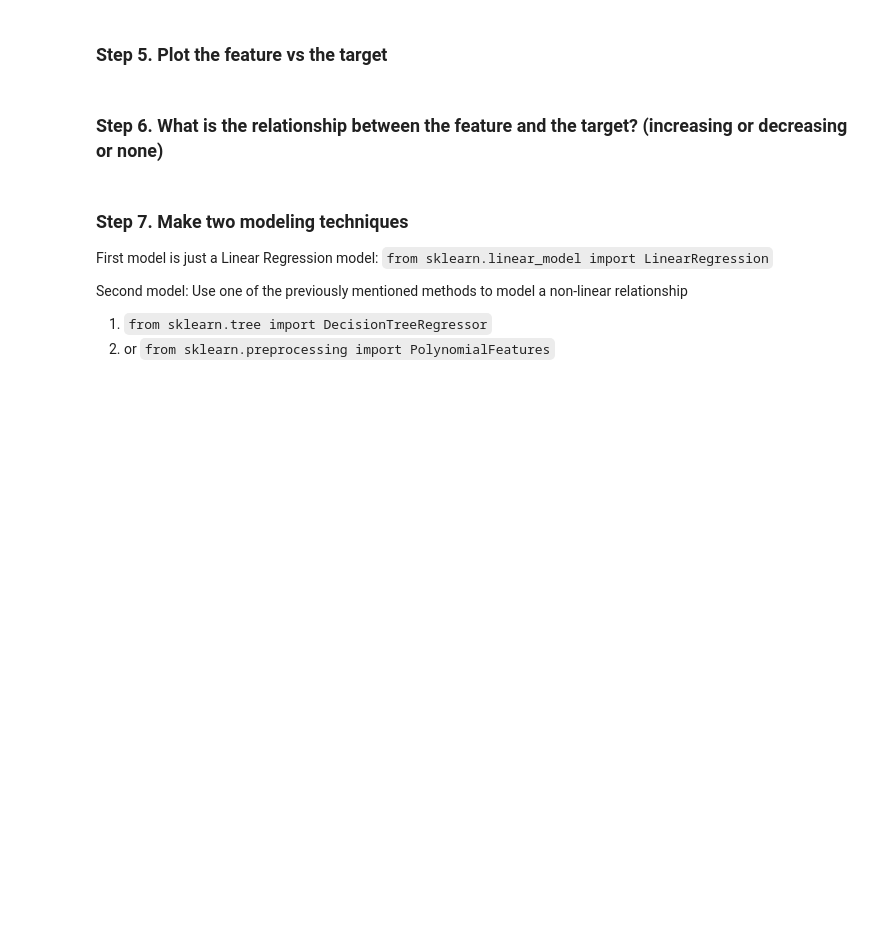
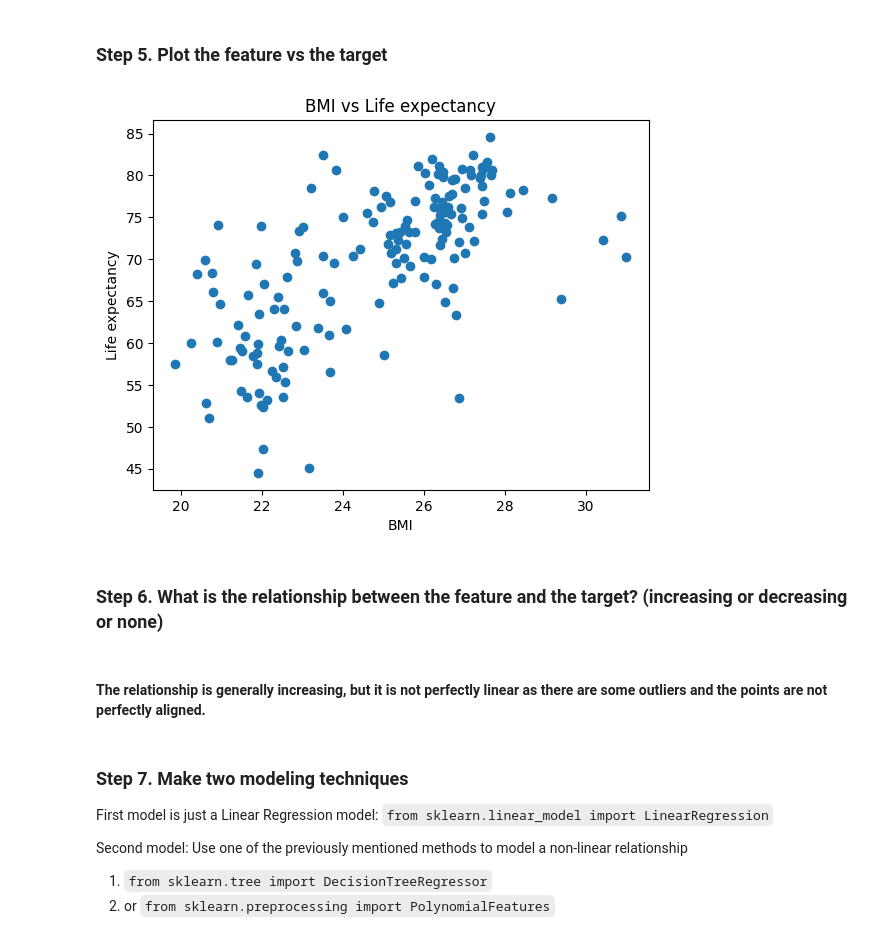
Before and after one commit to hanoufalmogri/python, a Jupyter notebook: student/exercises/week 3 exercises/Exer4.ipynb, the cells around one changed output. Drawn from its saved outputs; the diff is of its cells as text; code cells hidden in the pictures; blank space fills up the shorter version.

Commit message:
week 3 exercise solution

```diff
--- a/student/exercises/week 3 exercises/Exer4.ipynb
+++ b/student/exercises/week 3 exercises/Exer4.ipynb
@@ -20,17 +13,3 @@ import sklearn
 # %%
-from pathlib import Path
-
-possible_paths = [
-    Path("bmi_and_life_expectancy.csv"),
-    Path("student/exercises/week 3 exercises/bmi_and_life_expectancy.csv"),
-    Path("python/student/exercises/week 3 exercises/bmi_and_life_expectancy.csv"),
-]
-
-for path in possible_paths:
-    if path.exists():
-        df = pd.read_csv(path)
-        break
-else:
-    df = pd.read_csv("https://raw.githubusercontent.com/HassanAlgoz/B5/main/content/datasets/bmi_and_life_expectancy.csv")
-
+df = pd.read_csv("https://raw.githubusercontent.com/HassanAlgoz/B5/main/content/datasets/bmi_and_life_expectancy.csv")
 df.head()
@@ -66,10 +75,12 @@ print(y.agg(["min", "max", "median", "mean", "std"]))
 # %%
 import matplotlib.pyplot as plt
 
-plt.scatter(X["BMI"], y)
+plt.scatter(X, y)
 plt.xlabel("BMI")
 plt.ylabel("Life expectancy")
 plt.title("BMI vs Life expectancy")
 plt.show()
+# %% [output]
+[figure, added]
 # %% [markdown]
 ### Step 6. What is the relationship between the feature and the target? (increasing or decreasing or none)
@@ -78,3 +87,5 @@ print("The relationship is generally increasing, but it is not perfectly linear.
+# %% [markdown]
+#### The relationship is generally increasing, but it is not perfectly linear as there are some outliers and the points are not perfectly aligned.
 # %% [markdown]
 ### Step 7. Make two modeling techniques
 
```
Also changed, not shown: parts of 11 cells of this notebook.
